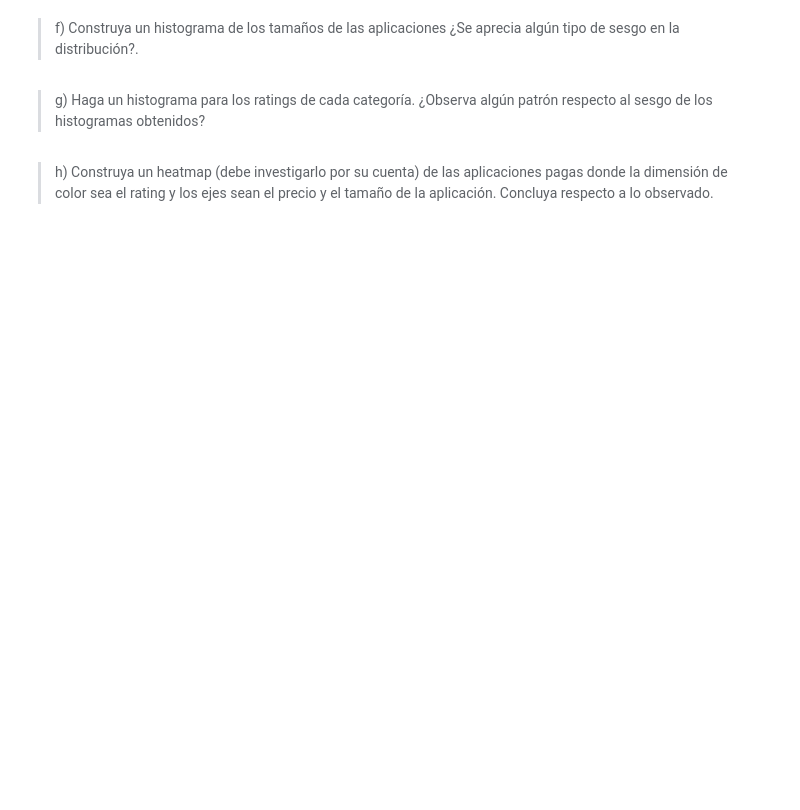
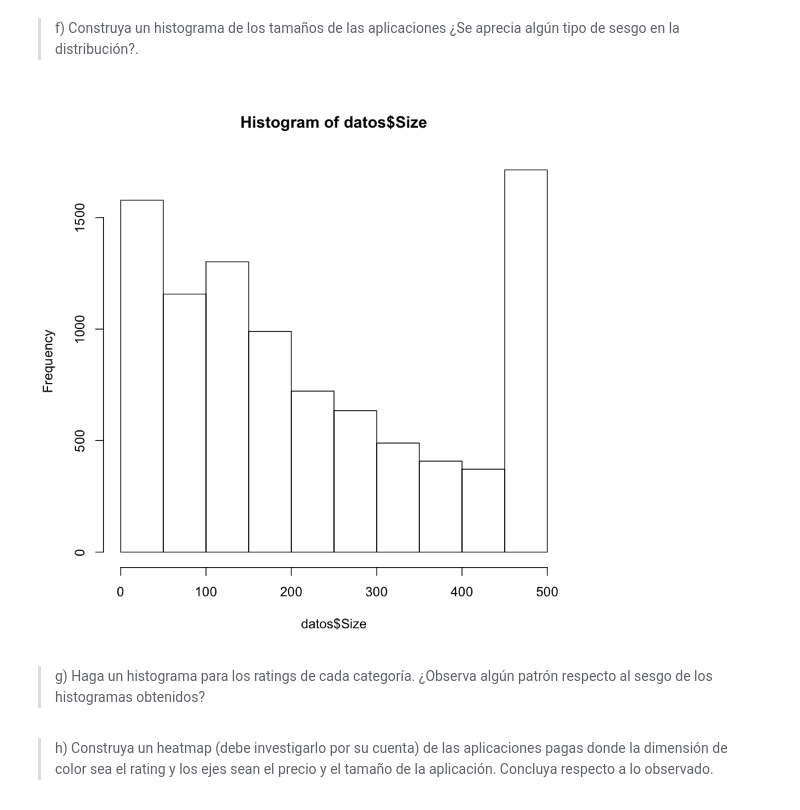
Before and after one commit to jpjorquera/Lab1-Estaca, a Jupyter notebook: Laboratorio 1.ipynb, the cells around one changed output. Drawn from its saved outputs; the diff is of its cells as text; code cells hidden in the pictures; blank space fills up the shorter version.

```diff
--- a/Laboratorio 1.ipynb
+++ b/Laboratorio 1.ipynb
@@ -112,0 +167,25 @@ El archivo a utilizar es "googleplaystore.csv" y para información extra puede r
+# %%
+#Funcion para calcular lo solicitado
+mistads <- function(x){
+                n <- length(x) #largo
+                v <- var(x) #varianza
+                s <- sd(x) #Desviacion estandar
+                cv <- sd(x)/mean(x)
+                return(c( desviacion= s , varianza=v,  cantidad_app =n))
+}
+
+#Rating a numeros
+# distinct(datos, Category) # No aparece category 1.9 :S
+
+datos$Rating <- as.numeric(datos$Rating)
+library(tables)
+tt <- tabular( ( Categoria = Category ) ~
+             ( Rating = Rating ) *
+             ( (Media = mean) +
+               (Desviación = sd) +
+               (Mínimo = min) +
+               (Máximo = max) +
+               (Mediana = median) ) +
+             ( Cantidad_App = 1 ),
+             data = datos )
+tt
@@ -121,0 +227,12 @@ Fundamente su respuesta utilizando herramientas visuales o estadísticas.
+# %%
+m_r = mean(datos$Rating)
+datos$Size <- as.numeric(datos$Size)
+m_s = mean(datos$Size)
+
+#datos$Installs <- as.numeric(datos$Installs)
+m_i = mean(datos$Installs)
+
+#ARREGLAR DATOS PARA TRABAJARLOS
+
+
+c(Media_Rating = media_Rating, Media_Size= m_s, Media_Installs = m_i)
@@ -122,4 +272,9 @@ Fundamente su respuesta utilizando herramientas visuales o estadísticas.
 # %% [markdown]
 >f) Construya un histograma de los tamaños de las aplicaciones ¿Se aprecia algún tipo de sesgo en la distribución?.
+# %%
+datos$Size =  as.numeric(datos$Size)
+hist(datos$Size)
+# %% [output]
+[figure, added]
 # %% [markdown]
 >g) Haga un histograma para los ratings de cada categoría. ¿Observa algún patrón respecto al sesgo de los histogramas obtenidos?
```
Also changed, not shown: parts of 20 cells of this notebook.
